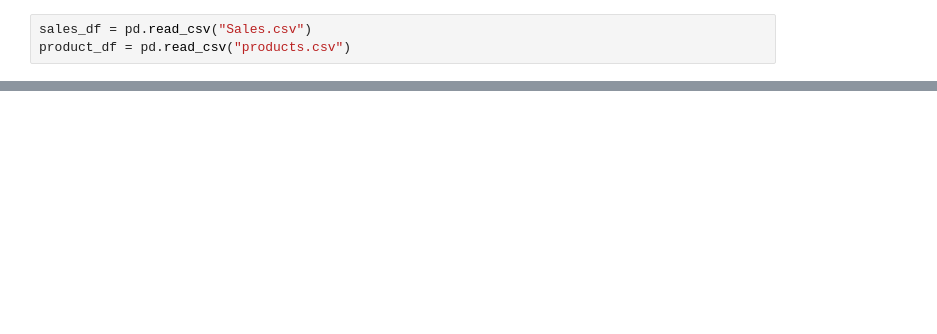
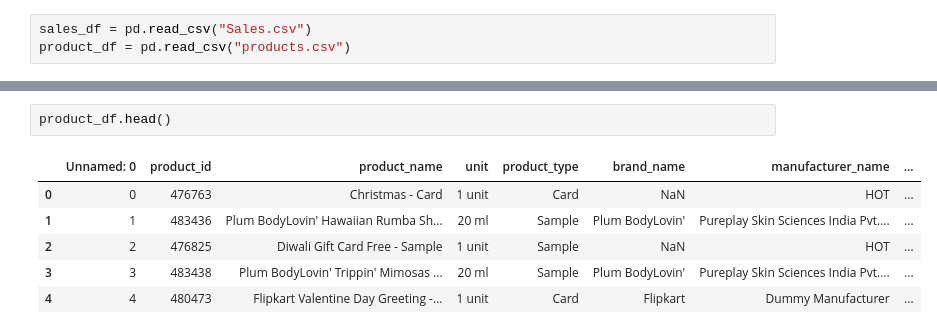
Before and after one commit to priyadarshinigujarathi13/MINI-PROJECT, a Jupyter notebook: F.ipynb, the cells around one changed output, grey strips where cells are left out. Cells and saved outputs as stored; diff of their text form; blank space fills up the shorter version.

```diff
--- a/F.ipynb
+++ b/F.ipynb
@@ -49,0 +55,9 @@ print(os.listdir())
+# %%
+product_df.head()
+# %% [output]
+|  | Unnamed: 0 | product_id | product_name | unit | product_type | brand_name | manufacturer_name | ... |
+| 0 | 0 | 476763 | Christmas - Card | 1 unit | Card | NaN | HOT | ... |
+| 1 | 1 | 483436 | Plum BodyLovin' Hawaiian Rumba Sh... | 20 ml | Sample | Plum BodyLovin' | Pureplay Skin Sciences India Pvt.... | ... |
+| 2 | 2 | 476825 | Diwali Gift Card Free - Sample | 1 unit | Sample | NaN | HOT | ... |
+| 3 | 3 | 483438 | Plum BodyLovin' Trippin' Mimosas ... | 20 ml | Sample | Plum BodyLovin' | Pureplay Skin Sciences India Pvt.... | ... |
+| 4 | 4 | 480473 | Flipkart Valentine Day Greeting -... | 1 unit | Card | Flipkart | Dummy Manufacturer | ... |
```
Also changed, not shown: parts of 42 cells of this notebook.
